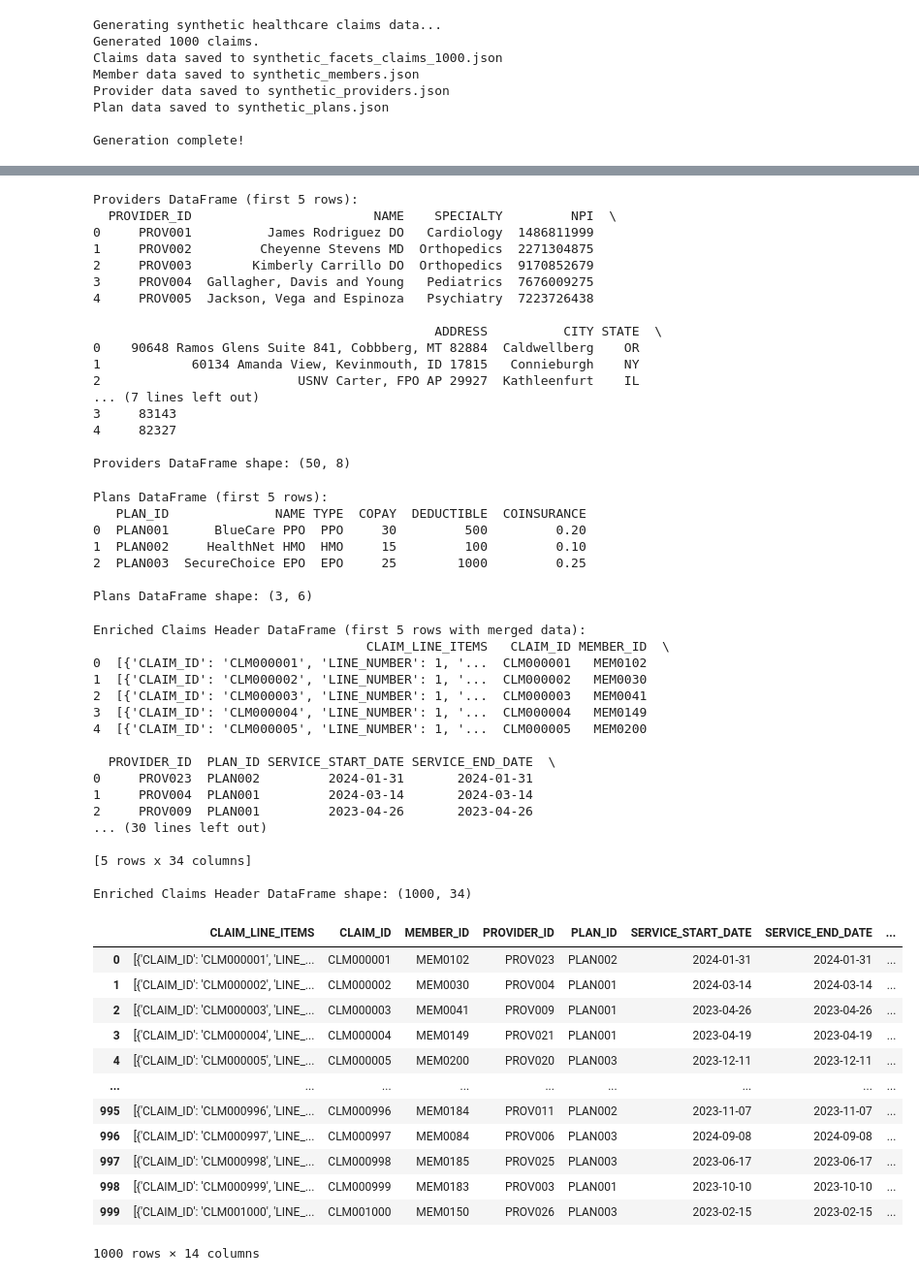
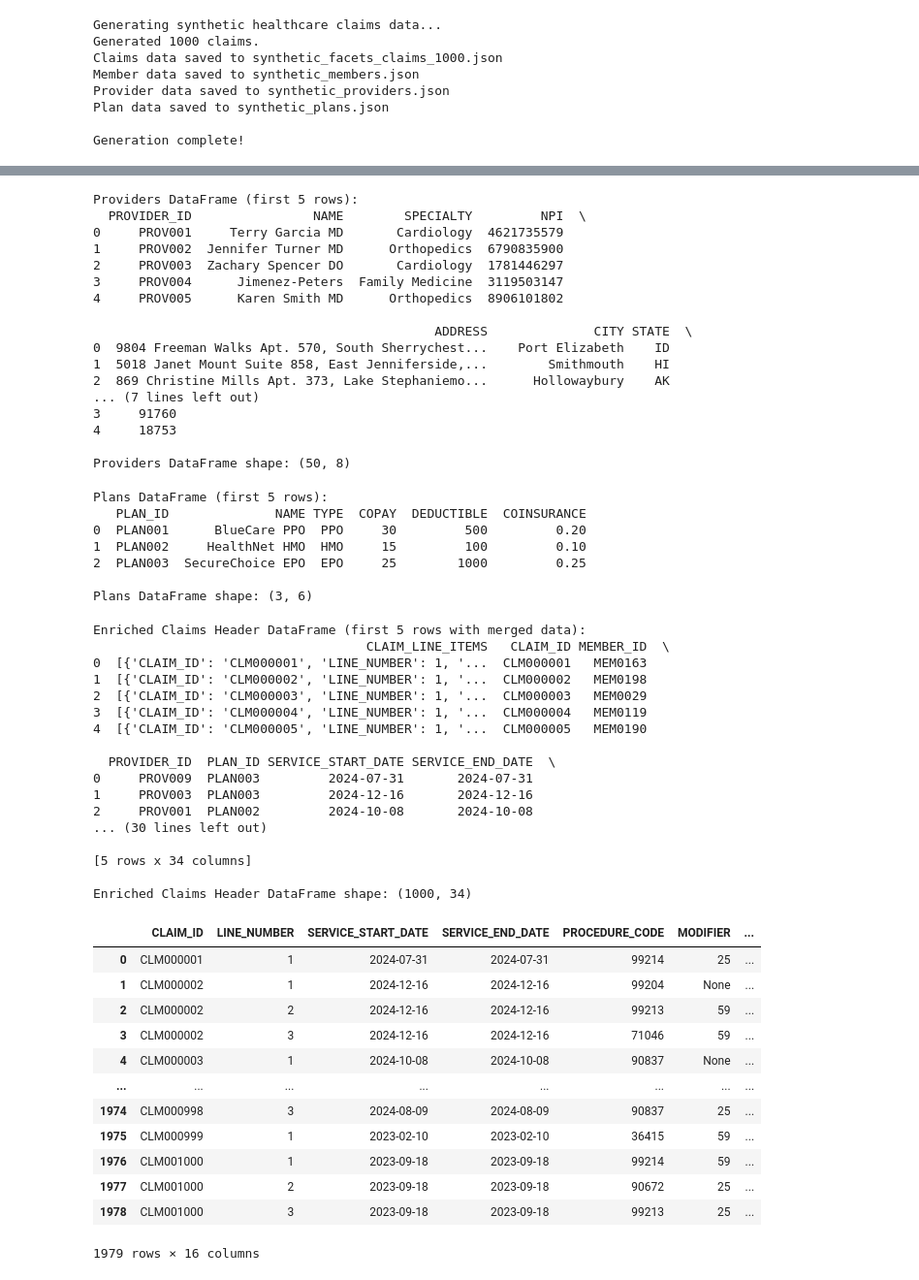
Before and after one commit to cskuracha/Python-Machine-Learning-Analysis, a Jupyter notebook: Analysis/Claims_Synthetic.ipynb, the cells around one changed output, grey strips where cells are left out. Shown at 97% size. Saved outputs shown, nothing was run; the diff lists cells and outputs as text; code cells hidden in the pictures.

Commit message:
claims

```diff
--- a/Analysis/Claims_Synthetic.ipynb
+++ b/Analysis/Claims_Synthetic.ipynb
@@ -14,8 +10,4 @@ WARNING: Running pip as the 'root' user can result in broken permissions and con
 # %%
-from faker import Faker
-import random
-from datetime import datetime, timedelta
-import json
 
 # Initialize Faker for generating realistic data
 fake = Faker('en_US') # Using US locale for common healthcare data patterns
@@ -216,8 +208,11 @@ def generate_synthetic_claims():
             claim_line_items.append({
                 "CLAIM_ID": claim_id,
                 "LINE_NUMBER": line_num,
+                "SERVICE_START_DATE": service_start_date,
+                "SERVICE_END_DATE": service_end_date,
                 "PROCEDURE_CODE": procedure_code_key,
                 "MODIFIER": random.choice(MODIFIERS),
+                "DIAGNOSIS_CODE_PRIMARY": diagnosis_code,
                 "UNITS": units,
                 "LINE_BILLED_AMOUNT": line_billed_amount,
                 "LINE_ALLOWED_AMOUNT": adjudication_results["LINE_ALLOWED_AMOUNT"],
@@ -423,20 +418,20 @@ print(df_providers.head())
 print(f"\nProviders DataFrame shape: {df_providers.shape}")
 # %% [output]
 Providers DataFrame (first 5 rows):
-  PROVIDER_ID                        NAME    SPECIALTY         NPI  \
-0     PROV001          James Rodriguez DO   Cardiology  1486811999
-1     PROV002         Cheyenne Stevens MD  Orthopedics  2271304875
-2     PROV003        Kimberly Carrillo DO  Orthopedics  9170852679
-3     PROV004  Gallagher, Davis and Young   Pediatrics  7676009275
-4     PROV005  Jackson, Vega and Espinoza   Psychiatry  7223726438
+  PROVIDER_ID                NAME        SPECIALTY         NPI  \
+0     PROV001     Terry Garcia MD       Cardiology  4621735579
+1     PROV002  Jennifer Turner MD      Orthopedics  6790835900
+2     PROV003  Zachary Spencer DO       Cardiology  1781446297
+3     PROV004      Jimenez-Peters  Family Medicine  3119503147
+4     PROV005      Karen Smith MD      Orthopedics  8906101802
 
-                                             ADDRESS          CITY STATE  \
-0    90648 Ramos Glens Suite 841, Cobbberg, MT 82884  Caldwellberg    OR
-1            60134 Amanda View, Kevinmouth, ID 17815   Connieburgh    NY
-2                          USNV Carter, FPO AP 29927  Kathleenfurt    IL
+                                             ADDRESS              CITY STATE  \
+0  9804 Freeman Walks Apt. 570, South Sherrychest...    Port Elizabeth    ID
+1  5018 Janet Mount Suite 858, East Jenniferside,...        Smithmouth    HI
+2  869 Christine Mills Apt. 373, Lake Stephaniemo...      Hollowaybury    AK
 ... (7 lines left out)
-3     83143
-4     82327
+3     91760
+4     18753
 
 Providers DataFrame shape: (50, 8)
 # %%
@@ -497,34 +492,34 @@ print(f"\nEnriched Claims Header DataFrame shape: {df_claims_enriched.shape}")
 # %% [output]
 Enriched Claims Header DataFrame (first 5 rows with merged data):
                                     CLAIM_LINE_ITEMS   CLAIM_ID MEMBER_ID  \
-0  [{'CLAIM_ID': 'CLM000001', 'LINE_NUMBER': 1, '...  CLM000001   MEM0102
-1  [{'CLAIM_ID': 'CLM000002', 'LINE_NUMBER': 1, '...  CLM000002   MEM0030
-2  [{'CLAIM_ID': 'CLM000003', 'LINE_NUMBER': 1, '...  CLM000003   MEM0041
-3  [{'CLAIM_ID': 'CLM000004', 'LINE_NUMBER': 1, '...  CLM000004   MEM0149
-4  [{'CLAIM_ID': 'CLM000005', 'LINE_NUMBER': 1, '...  CLM000005   MEM0200
+0  [{'CLAIM_ID': 'CLM000001', 'LINE_NUMBER': 1, '...  CLM000001   MEM0163
+1  [{'CLAIM_ID': 'CLM000002', 'LINE_NUMBER': 1, '...  CLM000002   MEM0198
+2  [{'CLAIM_ID': 'CLM000003', 'LINE_NUMBER': 1, '...  CLM000003   MEM0029
+3  [{'CLAIM_ID': 'CLM000004', 'LINE_NUMBER': 1, '...  CLM000004   MEM0119
+4  [{'CLAIM_ID': 'CLM000005', 'LINE_NUMBER': 1, '...  CLM000005   MEM0190
 
   PROVIDER_ID  PLAN_ID SERVICE_START_DATE SERVICE_END_DATE  \
-0     PROV023  PLAN002         2024-01-31       2024-01-31
-1     PROV004  PLAN001         2024-03-14       2024-03-14
-2     PROV009  PLAN001         2023-04-26       2023-04-26
+0     PROV009  PLAN003         2024-07-31       2024-07-31
+1     PROV003  PLAN003         2024-12-16       2024-12-16
+2     PROV001  PLAN002         2024-10-08       2024-10-08
 ... (30 lines left out)
 
 [5 rows x 34 columns]
 
 Enriched Claims Header DataFrame shape: (1000, 34)
 # %%
-df_claims_header
+df_claims_lines
 # %% [output]
-|  | CLAIM_LINE_ITEMS | CLAIM_ID | MEMBER_ID | PROVIDER_ID | PLAN_ID | SERVICE_START_DATE | SERVICE_END_DATE | ... |
-| 0 | [{'CLAIM_ID': 'CLM000001', 'LINE_... | CLM000001 | MEM0102 | PROV023 | PLAN002 | 2024-01-31 | 2024-01-31 | ... |
-| 1 | [{'CLAIM_ID': 'CLM000002', 'LINE_... | CLM000002 | MEM0030 | PROV004 | PLAN001 | 2024-03-14 | 2024-03-14 | ... |
-| 2 | [{'CLAIM_ID': 'CLM000003', 'LINE_... | CLM000003 | MEM0041 | PROV009 | PLAN001 | 2023-04-26 | 2023-04-26 | ... |
-| 3 | [{'CLAIM_ID': 'CLM000004', 'LINE_... | CLM000004 | MEM0149 | PROV021 | PLAN001 | 2023-04-19 | 2023-04-19 | ... |
-| 4 | [{'CLAIM_ID': 'CLM000005', 'LINE_... | CLM000005 | MEM0200 | PROV020 | PLAN003 | 2023-12-11 | 2023-12-11 | ... |
-| ... | ... | ... | ... | ... | ... | ... | ... | ... |
-| 995 | [{'CLAIM_ID': 'CLM000996', 'LINE_... | CLM000996 | MEM0184 | PROV011 | PLAN002 | 2023-11-07 | 2023-11-07 | ... |
-| 996 | [{'CLAIM_ID': 'CLM000997', 'LINE_... | CLM000997 | MEM0084 | PROV006 | PLAN003 | 2024-09-08 | 2024-09-08 | ... |
-| 997 | [{'CLAIM_ID': 'CLM000998', 'LINE_... | CLM000998 | MEM0185 | PROV025 | PLAN003 | 2023-06-17 | 2023-06-17 | ... |
-| 998 | [{'CLAIM_ID': 'CLM000999', 'LINE_... | CLM000999 | MEM0183 | PROV003 | PLAN001 | 2023-10-10 | 2023-10-10 | ... |
-| 999 | [{'CLAIM_ID': 'CLM001000', 'LINE_... | CLM001000 | MEM0150 | PROV026 | PLAN003 | 2023-02-15 | 2023-02-15 | ... |
+|  | CLAIM_ID | LINE_NUMBER | SERVICE_START_DATE | SERVICE_END_DATE | PROCEDURE_CODE | MODIFIER | ... |
+| 0 | CLM000001 | 1 | 2024-07-31 | 2024-07-31 | 99214 | 25 | ... |
+| 1 | CLM000002 | 1 | 2024-12-16 | 2024-12-16 | 99204 | None | ... |
+| 2 | CLM000002 | 2 | 2024-12-16 | 2024-12-16 | 99213 | 59 | ... |
+| 3 | CLM000002 | 3 | 2024-12-16 | 2024-12-16 | 71046 | 59 | ... |
+| 4 | CLM000003 | 1 | 2024-10-08 | 2024-10-08 | 90837 | None | ... |
+| ... | ... | ... | ... | ... | ... | ... | ... |
+| 1974 | CLM000998 | 3 | 2024-08-09 | 2024-08-09 | 90837 | 25 | ... |
+| 1975 | CLM000999 | 1 | 2023-02-10 | 2023-02-10 | 36415 | 59 | ... |
+| 1976 | CLM001000 | 1 | 2023-09-18 | 2023-09-18 | 99214 | 59 | ... |
+| 1977 | CLM001000 | 2 | 2023-09-18 | 2023-09-18 | 90672 | 25 | ... |
+| 1978 | CLM001000 | 3 | 2023-09-18 | 2023-09-18 | 99213 | 25 | ... |
-1000 rows × 14 columns
+1979 rows × 16 columns
```
Also changed, not shown: parts of 10 cells of this notebook, 4 other files.
